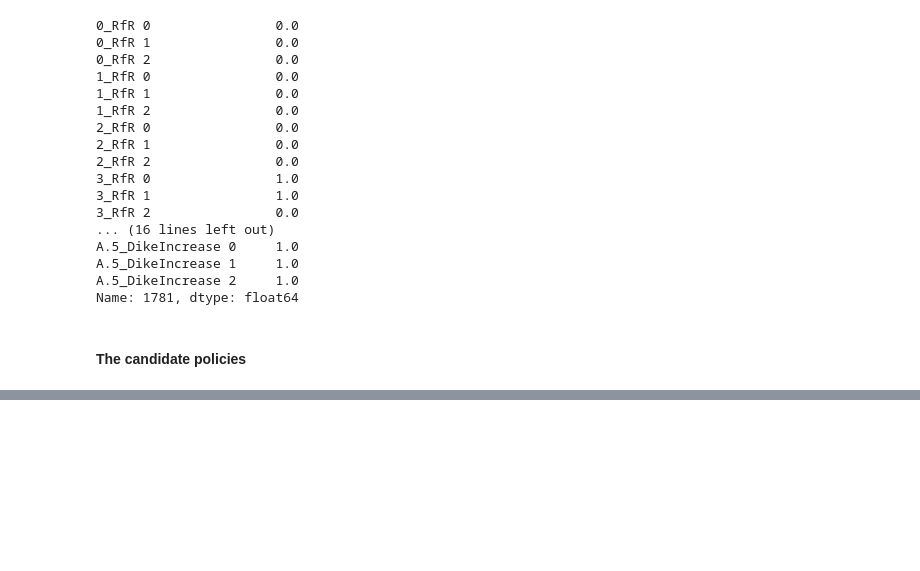
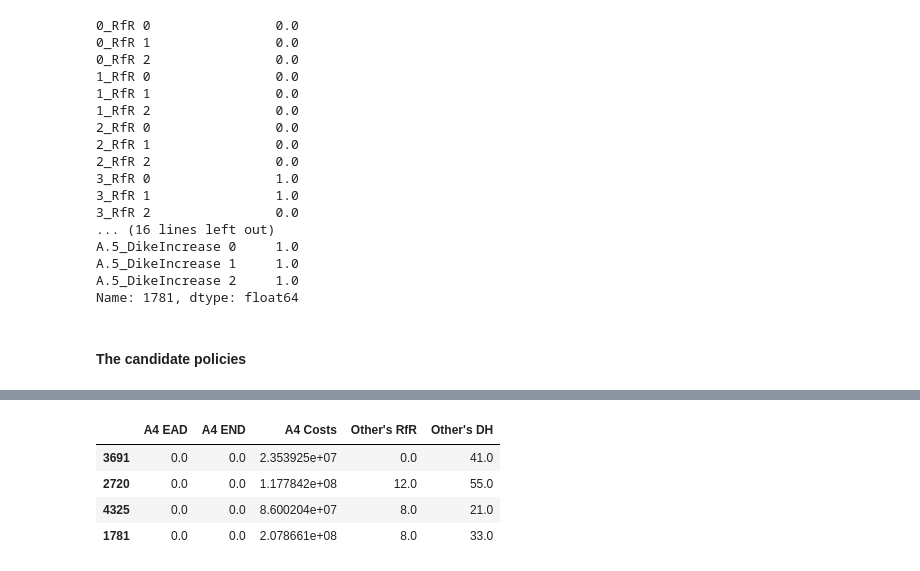
Before and after one commit to aarsundaram/ModelBasedDecisionMaking_Group12, a Jupyter notebook: final assignment/Candidate Policy selection.ipynb, the cells around one changed output, grey strips where cells are left out. Drawn from its saved outputs; the diff is of its cells as text; code cells hidden in the pictures; blank space fills up the shorter version.

```diff
--- a/final assignment/Candidate Policy selection.ipynb
+++ b/final assignment/Candidate Policy selection.ipynb
@@ -409,0 +410,13 @@ candidatepol.to_csv('candidate_policies.csv')
+# %%
+newoutcomes.rename(columns={'Total A.4 Expected Annual Damage': 'A4 EAD',
+                            'Total A.4 Expected Number of Deaths': 'A4 END',
+                            'Total A.4 Costs': 'A4 Costs', '_RfRin other regions': "Other's RfR",
+                            'DikeIncreasein other regions':"Other's DH"}, inplace=True)
+#newoutcomes = newoutcomes.columns['A4 EAD', 'A4 END', 'A4 Costs', "Other's RfR", "Other's DH"]
+newoutcomes
+# %% [output]
+|  | A4 EAD | A4 END | A4 Costs | Other's RfR | Other's DH |
+| 3691 | 0.0 | 0.0 | 2.353925e+07 | 0.0 | 41.0 |
+| 2720 | 0.0 | 0.0 | 1.177842e+08 | 12.0 | 55.0 |
+| 4325 | 0.0 | 0.0 | 8.600204e+07 | 8.0 | 21.0 |
+| 1781 | 0.0 | 0.0 | 2.078661e+08 | 8.0 | 33.0 |
```
Also changed, not shown: parts of 8 cells of this notebook.
